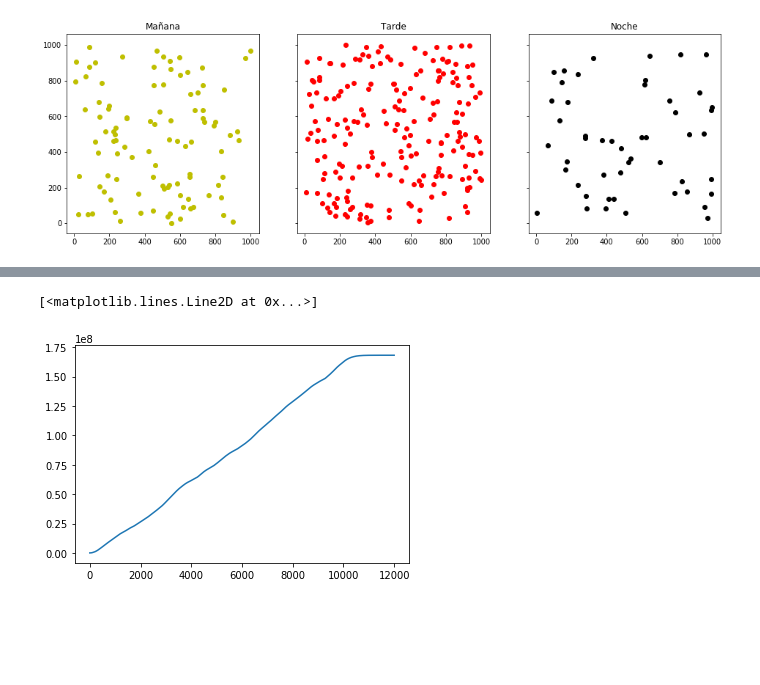
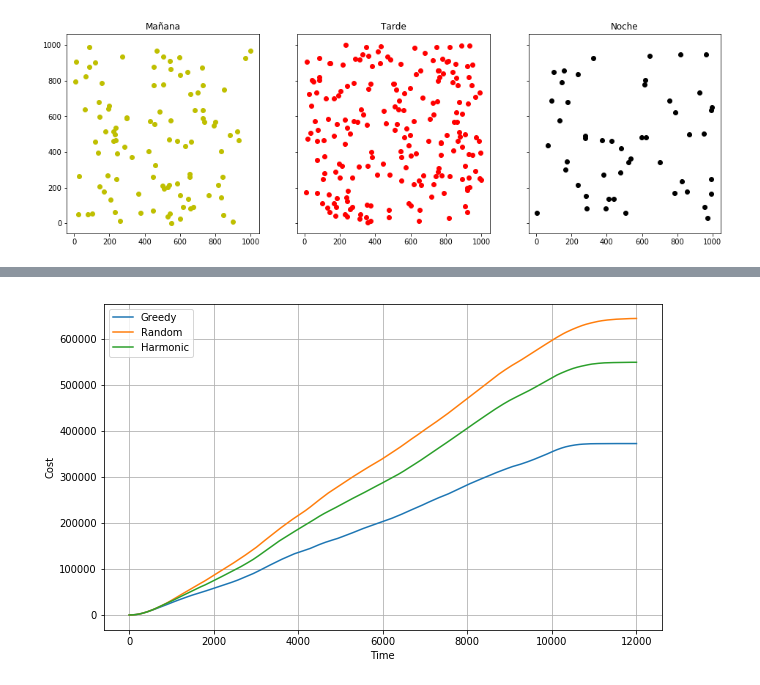
Before and after one commit to dsanmartin/INF564-HW, a Jupyter notebook: 1/hw1.ipynb, the cells around one changed output, grey strips where cells are left out. Saved outputs shown, nothing was run; the diff lists cells and outputs as text; code cells hidden in the pictures; blank space fills up the shorter version.

Commit message:
Working in plots

```diff
--- a/1/hw1.ipynb
+++ b/1/hw1.ipynb
@@ -70,20 +80,22 @@ def harmonicFunc(cand, req):
 
     # Compute weights
     M = 1/dist
+    M[np.isnan(M)] = 1 # Set 1/0 with 1
     n = 1/np.sum(M, axis=1)
+    n[np.isnan(n)] = 1
     nr = np.repeat(n.reshape(-1,1), len(cand), axis=1)
-    w = M*nr # weigths
+    w = M*nr
 
     # Select ubers using weights
     har_pos = []
-    for i in range(len(req)):
-        rand_ = np.random.choice(len(cand), 1, p=w[i])[0]
+    ite = len(cand) if len(req) > len(cand) else len(req) # If there are more requests than candidates
+    for i in range(ite):
+        rand_ = np.random.choice(len(cand), 1, p=w[i], replace=False)[0]
         while rand_ in har_pos:
-            rand_ = np.random.choice(len(cand), 1, p=w[i])[0]
+            rand_ = np.random.choice(len(cand), 1, p=w[i], replace=False)[0]
         har_pos.append(rand_)
 
-    # Compute distance between selected ubers and requests
-    dist = dv(cand[har_pos], req)
+    dist = dv(cand[har_pos], req) # Compute distance between selected ubers and requests
     return dist, har_pos
 # %%
 def base(uber, request, func):
@@ -321,8 +161,8 @@ plotPositions(manana, tarde, noche)
 # %% [output]
 [figure]
 # %%
-costs_greedy = greedy(manana, req_1)
+cg_man_1 = greedy(manana, req_1)
 # %%
-costs_random = random(manana, req_1)
+cr_man_1 = random(manana, req_1)
 # %%
-costs_harmonic = harmonic(manana, req_1)
+ch_man_1 = harmonic(manana, req_1)
@@ -343,5 +169,4 @@ plotCosts(costs_greedy, costs_random, costs_harmonic)
-# %%
-plt.plot(np.cumsum(costs_greedy))
-# %% [output]
-[<matplotlib.lines.Line2D at 0x...>]
-[figure, removed]
+# %%
+plotCosts(cg_man_1, cr_man_1, ch_man_1)
+# %% [output]
+[figure, added]
```
Also changed, not shown: parts of 19 cells of this notebook.
